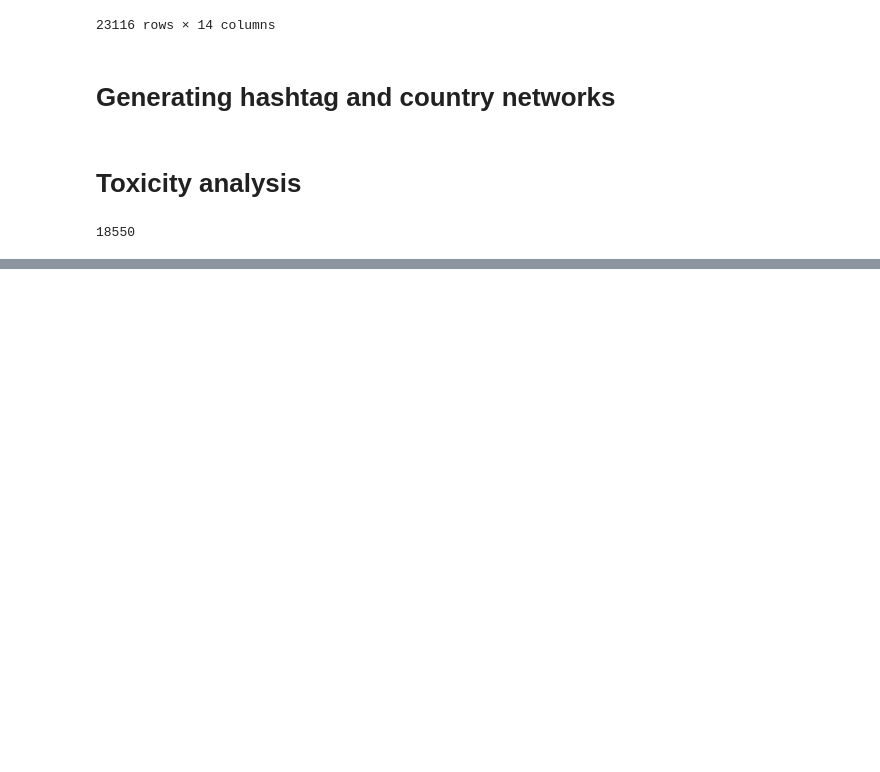
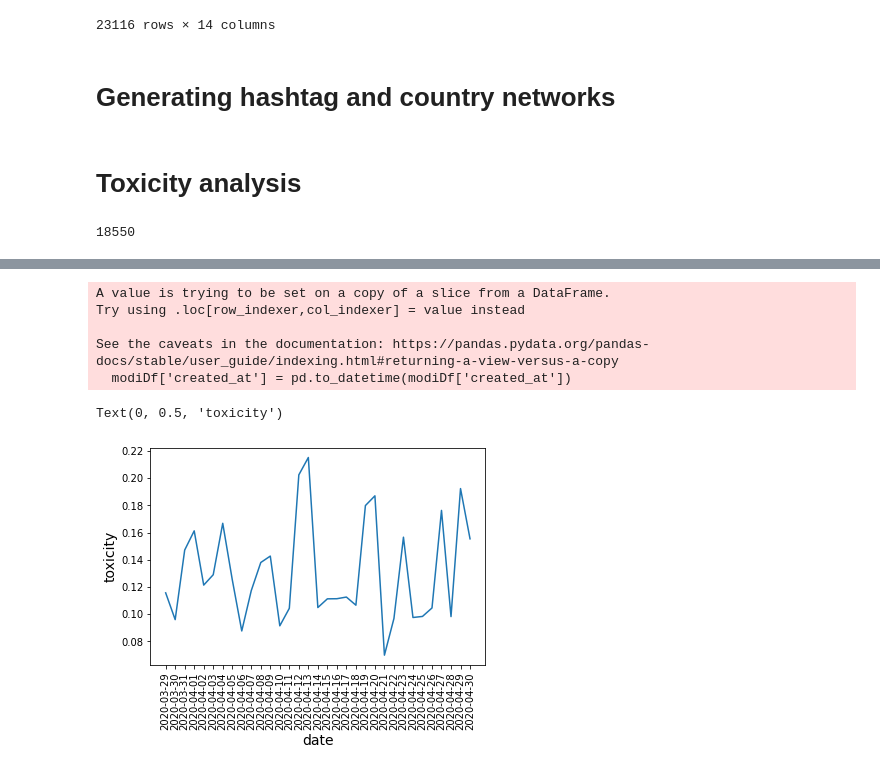
Before and after one commit to MehediH/twitter-covid-19, a Jupyter notebook: [report] toxicity.ipynb, the cells around one changed output, grey strips where cells are left out. Cells and saved outputs as stored; diff of their text form; code cells hidden in the pictures; blank space fills up the shorter version.

```diff
--- a/[report] toxicity.ipynb
+++ b/[report] toxicity.ipynb
@@ -308,0 +306,26 @@ dict(G.nodes)
+# %%
+mask = toxicityDf["to"].apply(lambda x: '@narendramodi' in x)
+modiDf = toxicityDf[mask]
+
+modiDf['created_at'] = pd.to_datetime(modiDf['created_at'])
+
+modiDf = modiDf.groupby([modiDf['created_at'].dt.date]).mean()
+modiDf = modiDf.reset_index()
+
+modiDf["created_at"] = modiDf["created_at"].astype(str)
+
+dates = list(modiDf["created_at"])
+toxs = list(modiDf["toxicity"])
+
+plt.plot(dates, toxs)
+plt.xticks(rotation=90)
+plt.xlabel('date',fontsize=14)
+plt.ylabel('toxicity',fontsize=14)
+# %% [output]
+A value is trying to be set on a copy of a slice from a DataFrame.
+Try using .loc[row_indexer,col_indexer] = value instead
+
+See the caveats in the documentation: https://pandas.pydata.org/pandas-docs/stable/user_guide/indexing.html#returning-a-view-versus-a-copy
+  modiDf['created_at'] = pd.to_datetime(modiDf['created_at'])
+Text(0, 0.5, 'toxicity')
+[figure, added]
```
Also changed, not shown: parts of 10 cells of this notebook.
